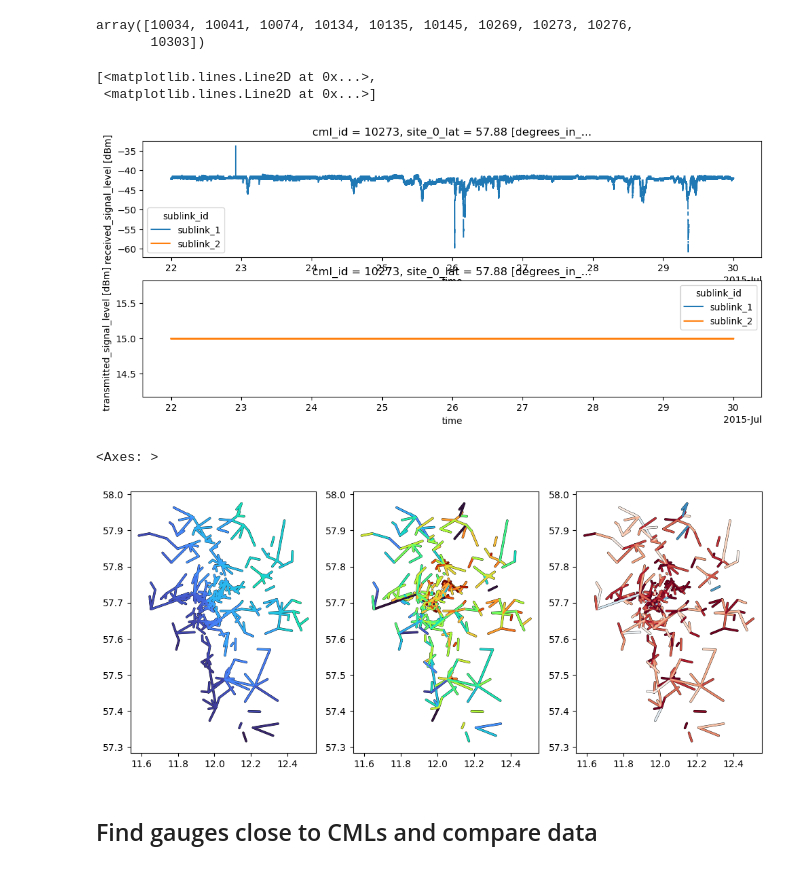
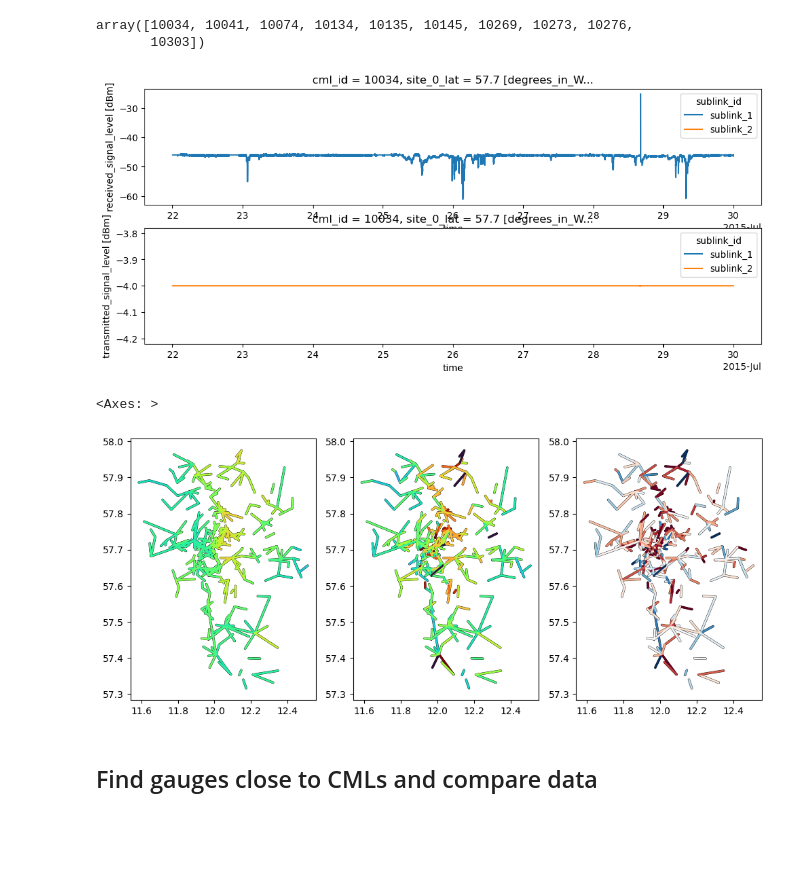
Before and after one commit to OpenSenseAction/PrePEP_short_course_OS, a Jupyter notebook: 1_poligrain_overview.ipynb, the cells around one changed output. Cells and saved outputs as stored; diff of their text form; code cells hidden in the pictures; blank space fills up the shorter version.

```diff
--- a/1_poligrain_overview.ipynb
+++ b/1_poligrain_overview.ipynb
@@ -214,2 +222,5 @@ Coordinates:
+# %%
+radar_along_cml_R_1h = radar_along_cml.resample(time='1h').mean()
+cmls_R_1h = ds_cmls.R.isel(sublink_id=0).resample(time='1h').mean()
 # %%
 cml_id = 10030
@@ -249,6 +259,6 @@ plg.plot_map.plot_plg(
 # %%
-radar_along_cml_R_sum = radar_along_cml.resample(time='1h').mean().sum(dim='time')
-cmls_R_sum = ds_cmls.R.isel(sublink_id=0).resample(time='1h').mean().sum(dim='time')
+radar_along_cml_R_sum = radar_along_cml_R_1h.sum(dim='time')
+cmls_R_sum = cmls_R_1h.sum(dim='time')
 # %%
 plt.scatter(radar_along_cml_R_sum, cmls_R_sum, alpha=0.7)
 plt.xlim([0, 70])
@@ -263,25 +273,23 @@ cml_ids_with_zero_rainfall
 array([10034, 10041, 10074, 10134, 10135, 10145, 10269, 10273, 10276,
        10303])
 # %%
-i = 7
+i = 0
 
 fig, axs = plt.subplots(2, 1, figsize=(12, 5))
 ds_cmls.sel(cml_id=cml_ids_with_zero_rainfall[i]).rsl.plot.line(x='time', ax=axs[0])
-ds_cmls.sel(cml_id=cml_ids_with_zero_rainfall[i]).tsl.plot.line(x='time', ax=axs[1])
+ds_cmls.sel(cml_id=cml_ids_with_zero_rainfall[i]).tsl.plot.line(x='time', ax=axs[1]);
 # %% [output]
-[<matplotlib.lines.Line2D at 0x...>,
- <matplotlib.lines.Line2D at 0x...>]
-[figure, old version]
+[figure, new version]
 # %%
-da_diff = radar_along_cml.sum(dim='time') - ds_cmls.R.sum(dim='time')
+da_diff = radar_along_cml_R_sum - cmls_R_sum
 
 fig, axs = plt.subplots(1, 3, figsize=(12, 5))
-plg.plot_map.plot_plg(da_cmls=radar_along_cml.sum(dim='time'), ax=axs[0], vmin=0, vmax=10)
-plg.plot_map.plot_plg(da_cmls=ds_cmls.R.sum(dim='time'), ax=axs[1], vmin=0, vmax=10)
-plg.plot_map.plot_plg(da_cmls=da_diff, ax=axs[2], vmin=-5, vmax=5, cmap='RdBu')
+plg.plot_map.plot_plg(da_cmls=radar_along_cml_R_sum, ax=axs[0], vmin=0, vmax=100)
+plg.plot_map.plot_plg(da_cmls=cmls_R_sum, ax=axs[1], vmin=0, vmax=100)
+plg.plot_map.plot_plg(da_cmls=da_diff, ax=axs[2], vmin=-20, vmax=20, cmap='RdBu')
 # %% [output]
 <Axes: >
-[figure, old version]
+[figure, new version]
 # %% [markdown]
 ## Find gauges close to CMLs and compare data
 # %%
```
Also changed, not shown: parts of 19 cells of this notebook.
